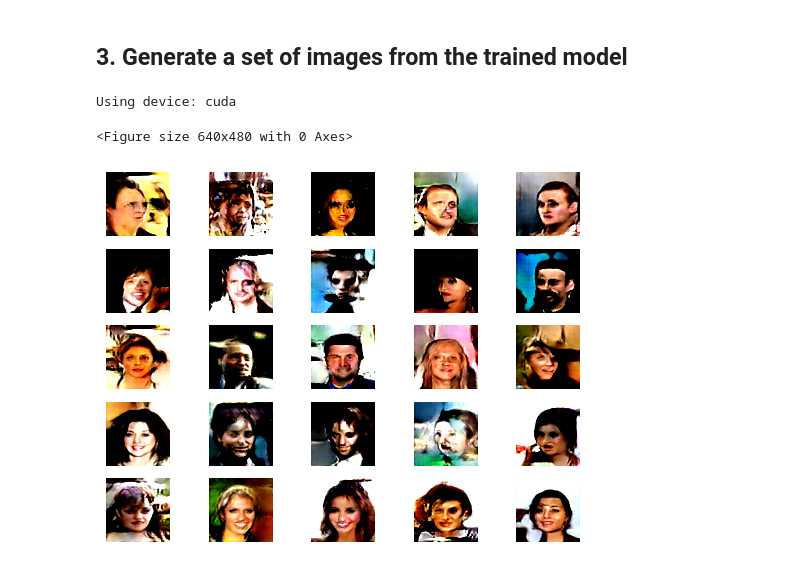
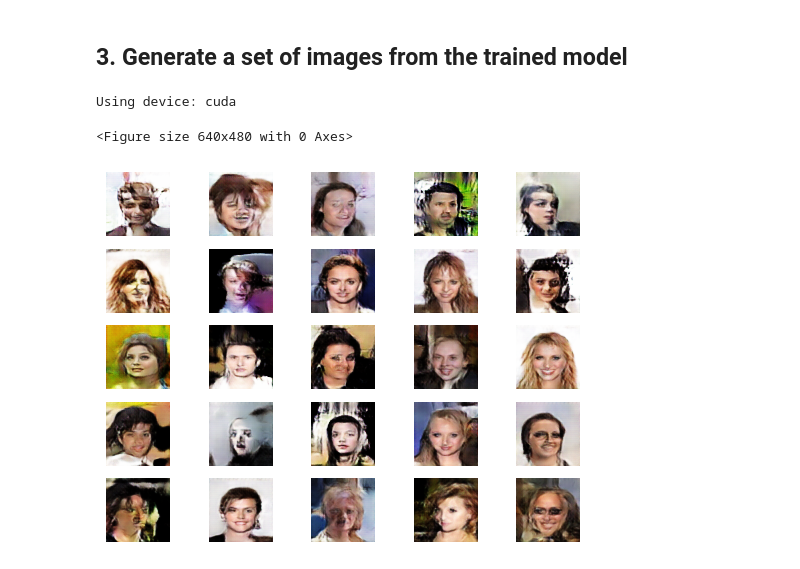
Before and after one commit to erickraemer/DCGAN-Human-Faces, a Jupyter notebook: Human_Face_Image_Synthesis_by_using_DCGANs.ipynb, the cells around one changed output. Cells and saved outputs as stored; diff of their text form; code cells hidden in the pictures.

Commit message:
Updated image display

```diff
--- a/Human_Face_Image_Synthesis_by_using_DCGANs.ipynb
+++ b/Human_Face_Image_Synthesis_by_using_DCGANs.ipynb
@@ -441,32 +441,32 @@ print(f"Using device: {dev}")
 
 # size of the square of images to generate
 # e.g. 5 will generate a square of 5 by 5 images
 generate_n_images = 5
 
 # load model
 if not os.path.isfile("models/generator.pth"):
     raise RuntimeError("Model could not be found, please train the model first!")
 
 generator = pt.load("models/generator.pth").to(dev)
 generator.eval()
 
 # generate images
 noise_mean: float = 0.
 noise_std: float = 0.2
 with pt.no_grad():
     noise = pt.normal(mean=noise_mean, std=noise_std, size=(generate_n_images**2, generator.INPUT_SIZE, 1, 1), device=dev)
-    images = pt.clip(generator(noise) + 0.5, min=0., max=1.)
+    images = pt.clip(generator(noise) * 0.5 + 0.5, min=0., max=1.)
 
 # plot images
 plt.figure()
 f, ax = plt.subplots(generate_n_images, generate_n_images)
 for i in range(generate_n_images):
     for j in range(generate_n_images):
         ax[i][j].set_axis_off()
         img = to_pil_image(images[i*generate_n_images+j].cpu())
         ax[i][j].imshow(img)
 plt.show()
 # %% [output]
 Using device: cuda
 <Figure size 640x480 with 0 Axes>
-[figure, old version]
+[figure, new version]
```
